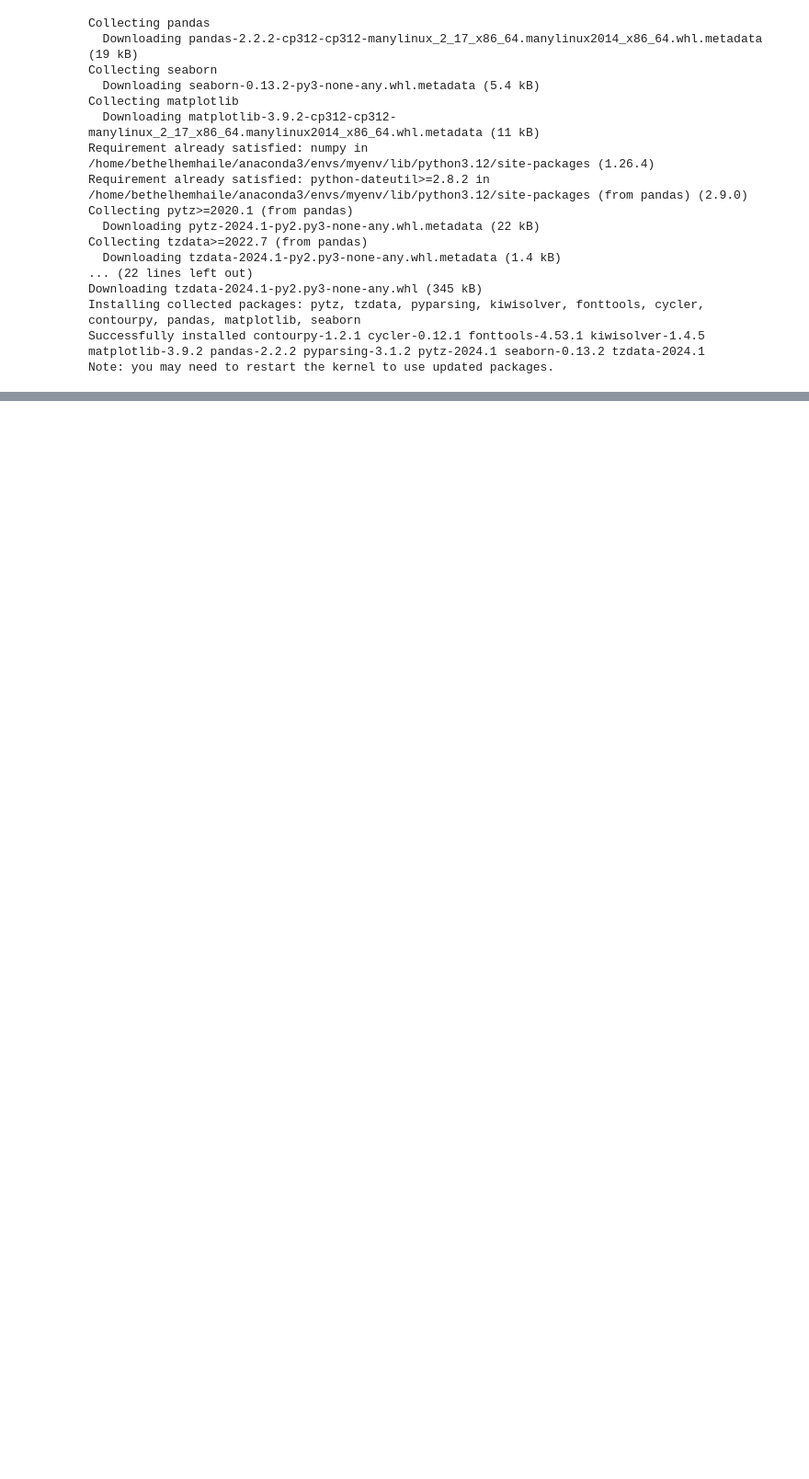
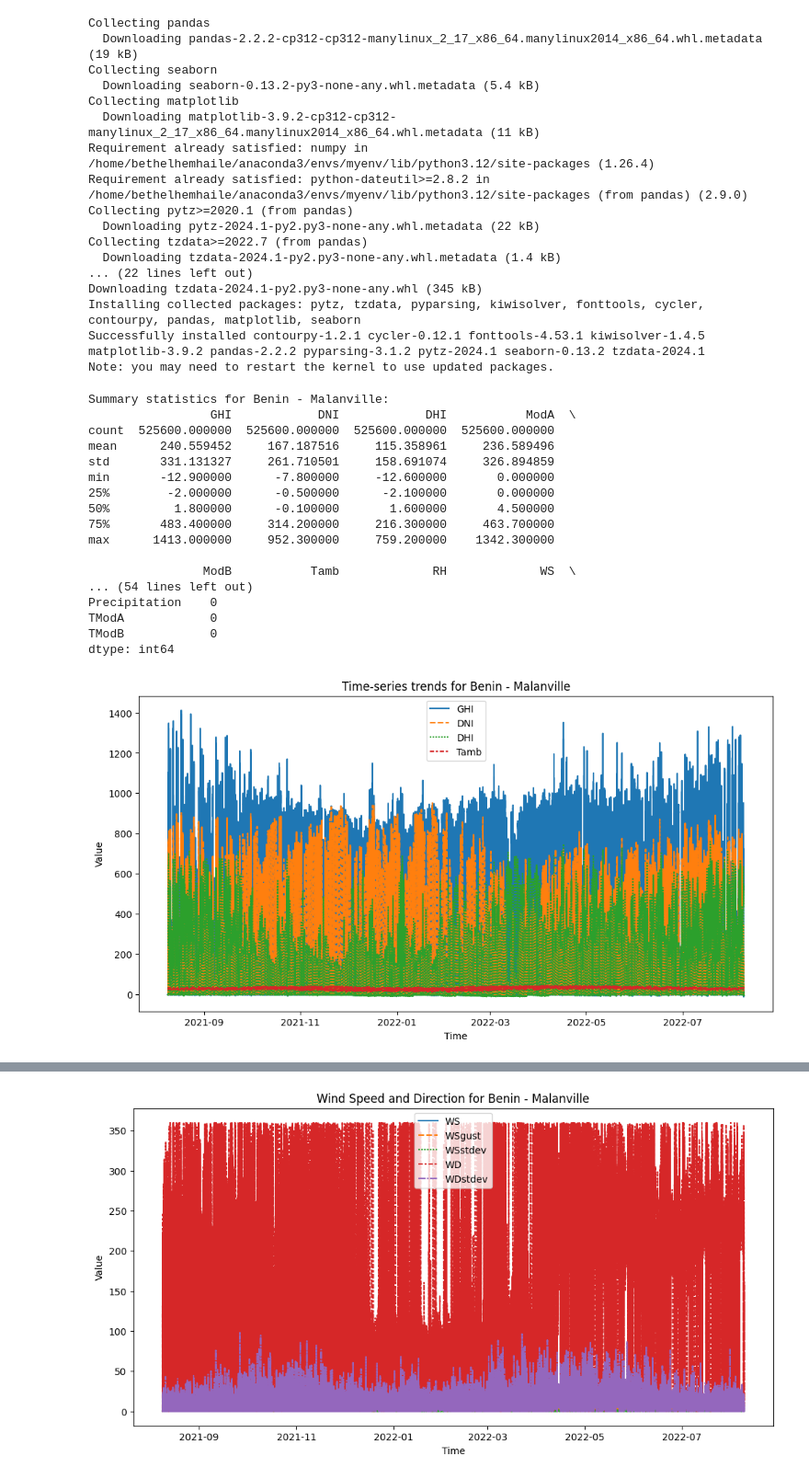
Before and after one commit to betiiy-haile/Solar_Radiation_Data_Analysis, a Jupyter notebook: notebooks/data_analysis.ipynb, the cells around one changed output, grey strips where cells are left out. Shown at 92% size. Saved outputs shown, nothing was run; the diff lists cells and outputs as text; code cells hidden in the pictures; blank space fills up the shorter version.

Commit message:
perform eda on the benin data

```diff
--- a/notebooks/data_analysis.ipynb
+++ b/notebooks/data_analysis.ipynb
@@ -54,7 +54,7 @@ def clean_data(data):
 
     data.drop_duplicates(inplace=True)
 
-    null_columns = data.cloumns[data.isnull().sum() == len(data)]
+    null_columns = data.columns[data.isnull().sum() == len(data)]
     data.drop(columns = null_columns, inplace=True)
 
     return data
@@ -138,3 +138,24 @@ def perform_EDA(data, location_name):
         plt.xlabel(x)
         plt.ylabel(y)
         plt.show()
+# %%
+perform_EDA(benin_data, "Benin - Malanville")
+# %% [output]
+Summary statistics for Benin - Malanville:
+                 GHI            DNI            DHI           ModA  \
+count  525600.000000  525600.000000  525600.000000  525600.000000
+mean      240.559452     167.187516     115.358961     236.589496
+std       331.131327     261.710501     158.691074     326.894859
+min       -12.900000      -7.800000     -12.600000       0.000000
+25%        -2.000000      -0.500000      -2.100000       0.000000
+50%         1.800000      -0.100000       1.600000       4.500000
+75%       483.400000     314.200000     216.300000     463.700000
+max      1413.000000     952.300000     759.200000    1342.300000
+
+                ModB           Tamb             RH             WS  \
+... (54 lines left out)
+Precipitation    0
+TModA            0
+TModB            0
+dtype: int64
+[figure, added]
@@ -140,0 +163 @@ def perform_EDA(data, location_name):
+[figure, added]
```
Also changed, not shown: parts of 1 cell of this notebook.
